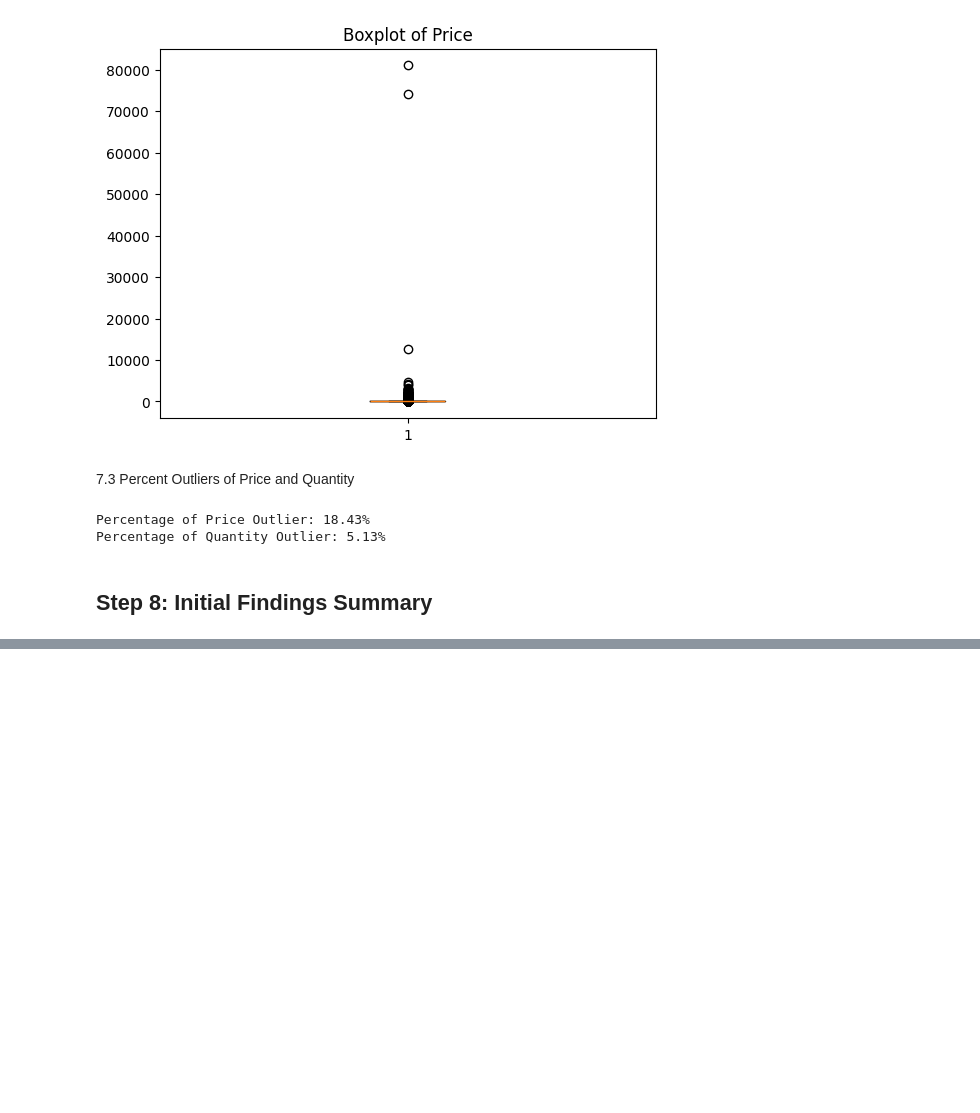
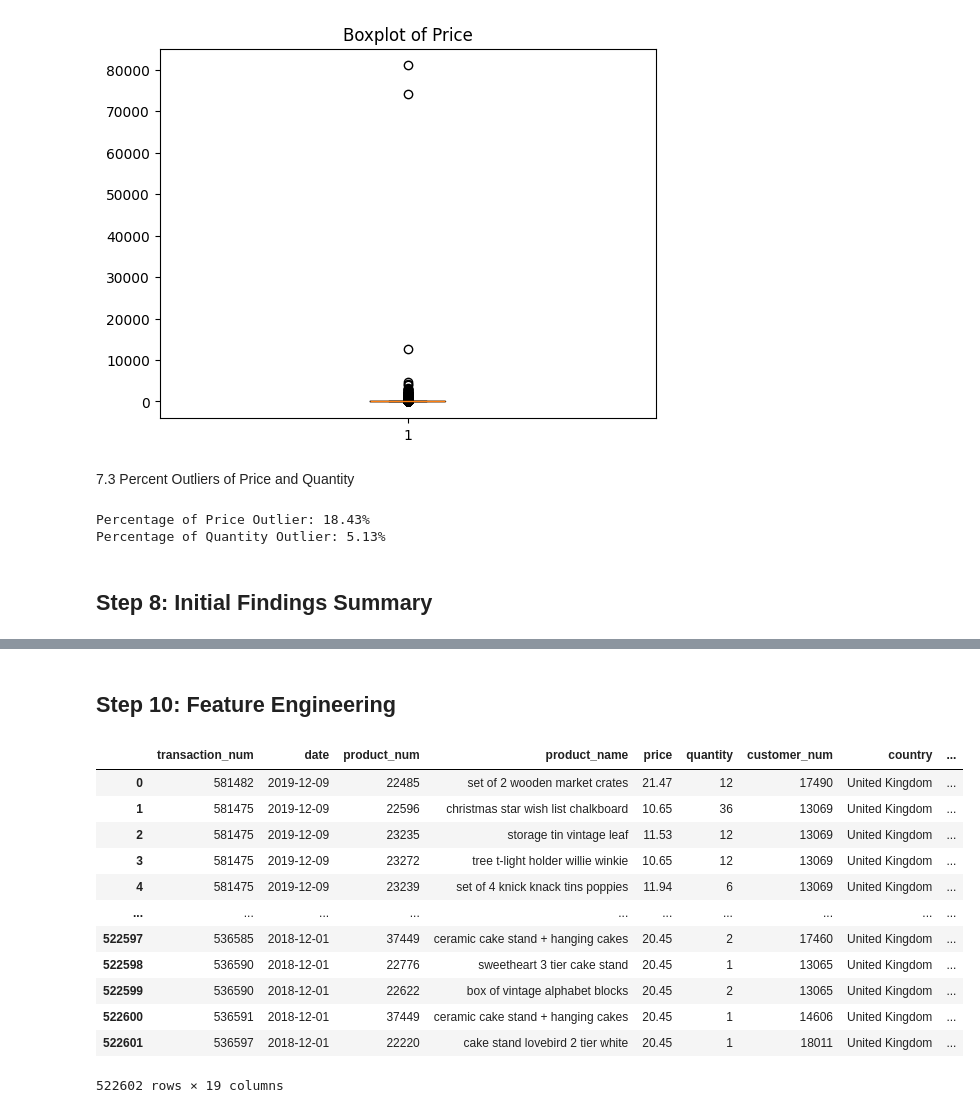
Before and after one commit to RammySubiate/e-commerce-data-analysis, a Jupyter notebook: analyis.ipynb, the cells around one changed output, grey strips where cells are left out. Saved outputs shown, nothing was run; the diff lists cells and outputs as text; code cells hidden in the pictures; blank space fills up the shorter version.

Commit message:
feat: Add Feature Engineering

```diff
--- a/analyis.ipynb
+++ b/analyis.ipynb
@@ -448,3 +500,75 @@ Vintage blue kitchen cabinet is the most expensive product.
+# %% [markdown]
+## Step 10: Feature Engineering
+# %%
+# Revenue
+df_cleaned["revenue"] = df_cleaned["price"] * df_cleaned["quantity"]
+
+# Day Name
+df_cleaned["day_name"] = df_cleaned["date"].dt.day_name()
+
+# Month
+df_cleaned["month"] = df_cleaned["date"].dt.month
+
+# Year
+df_cleaned["year"] = df_cleaned["date"].dt.year
+
+# Year_month
+df_cleaned["year_month_dt"] = pd.to_datetime(df_cleaned["year"].astype(str) + "-" + df_cleaned["month"].astype(str).str.zfill(2))
+df_cleaned["year_month_str"] = df_cleaned["year_month_dt"].dt.strftime("%Y-%B")
+monthly_revenue = (
+    df_cleaned.groupby(["year_month_dt", "year_month_str"])["revenue"]
+    .sum()
+    .reset_index()
+    .sort_values("year_month_dt")
+)
+
+# customer recency
+max_date = df_cleaned["date"].max()
+recent_date = df_cleaned.groupby("customer_num")["date"].max()
+num_of_days_last_active = (max_date - recent_date).dt.days
+label_recent_date = ["least_active", "less_active", "more_active", "most_active"]
+bucket_recency_categ = pd.qcut(num_of_days_last_active, q=4, labels=label_recent_date[::-1])
+df_cleaned["customer_recency"] = df_cleaned["customer_num"].map(bucket_recency_categ)
+
+# Customer's frequency category
+customer_freq = df_cleaned["customer_num"].value_counts()
+label_customer_freq = ["least_frequent", "less_frequent", "more_frequent", "most_frequent"]
+bucket_customer_freq = pd.qcut(customer_freq, q=4, labels=label_customer_freq)
+df_cleaned["customer_frequency"] = df_cleaned["customer_num"].map(bucket_customer_freq)
+
+# Customer's contribution
+customer_contri = df_cleaned.groupby("customer_num")["revenue"].sum()
+label_customer_contri = ["least_contributor", "less_contributor", "more_contributor", "most_contributor"]
+bucket_customer_contri = pd.qcut(customer_contri, q=4, labels=label_customer_contri)
+df_cleaned["customer_contribution"] = df_cleaned["customer_num"].map(bucket_customer_contri)
+
+# Price category
+product_price = df_cleaned.groupby("product_num")["price"].mean()
+label_product_price = ["least_expensive", "less_expensive", "more_expensive", "most_expensive"]
+bucket_product_price = pd.qcut(product_price, q=4, labels=label_product_price)
+df_cleaned["price_category"] = df_cleaned["product_num"].map(bucket_product_price)
+
+# Quantity Category
+product_total_qty_sold = df_cleaned.groupby("product_num")["quantity"].sum()
+label_product_total_qty_sold = ["least_volume", "less_volume", "more_volume", "most_volume"]
+bucket_product_total_qty_sold = pd.qcut(product_total_qty_sold, q=4, labels=label_product_total_qty_sold)
+df_cleaned["product_vol_category"] = df_cleaned["product_num"].map(bucket_product_total_qty_sold)
+
+df_cleaned
+# %% [output]
+|  | transaction_num | date | product_num | product_name | price | quantity | customer_num | country | ... |
+| 0 | 581482 | 2019-12-09 | 22485 | set of 2 wooden market crates | 21.47 | 12 | 17490 | United Kingdom | ... |
+| 1 | 581475 | 2019-12-09 | 22596 | christmas star wish list chalkboard | 10.65 | 36 | 13069 | United Kingdom | ... |
+| 2 | 581475 | 2019-12-09 | 23235 | storage tin vintage leaf | 11.53 | 12 | 13069 | United Kingdom | ... |
+| 3 | 581475 | 2019-12-09 | 23272 | tree t-light holder willie winkie | 10.65 | 12 | 13069 | United Kingdom | ... |
+| 4 | 581475 | 2019-12-09 | 23239 | set of 4 knick knack tins poppies | 11.94 | 6 | 13069 | United Kingdom | ... |
+| ... | ... | ... | ... | ... | ... | ... | ... | ... | ... |
+| 522597 | 536585 | 2018-12-01 | 37449 | ceramic cake stand + hanging cakes | 20.45 | 2 | 17460 | United Kingdom | ... |
+| 522598 | 536590 | 2018-12-01 | 22776 | sweetheart 3 tier cake stand | 20.45 | 1 | 13065 | United Kingdom | ... |
+| 522599 | 536590 | 2018-12-01 | 22622 | box of vintage alphabet blocks | 20.45 | 2 | 13065 | United Kingdom | ... |
+| 522600 | 536591 | 2018-12-01 | 37449 | ceramic cake stand + hanging cakes | 20.45 | 1 | 14606 | United Kingdom | ... |
+| 522601 | 536597 | 2018-12-01 | 22220 | cake stand lovebird 2 tier white | 20.45 | 1 | 18011 | United Kingdom | ... |
+522602 rows × 19 columns
 # %%
 df_cleaned.info()
 # %% [output]
```
Also changed, not shown: parts of 11 cells of this notebook.
